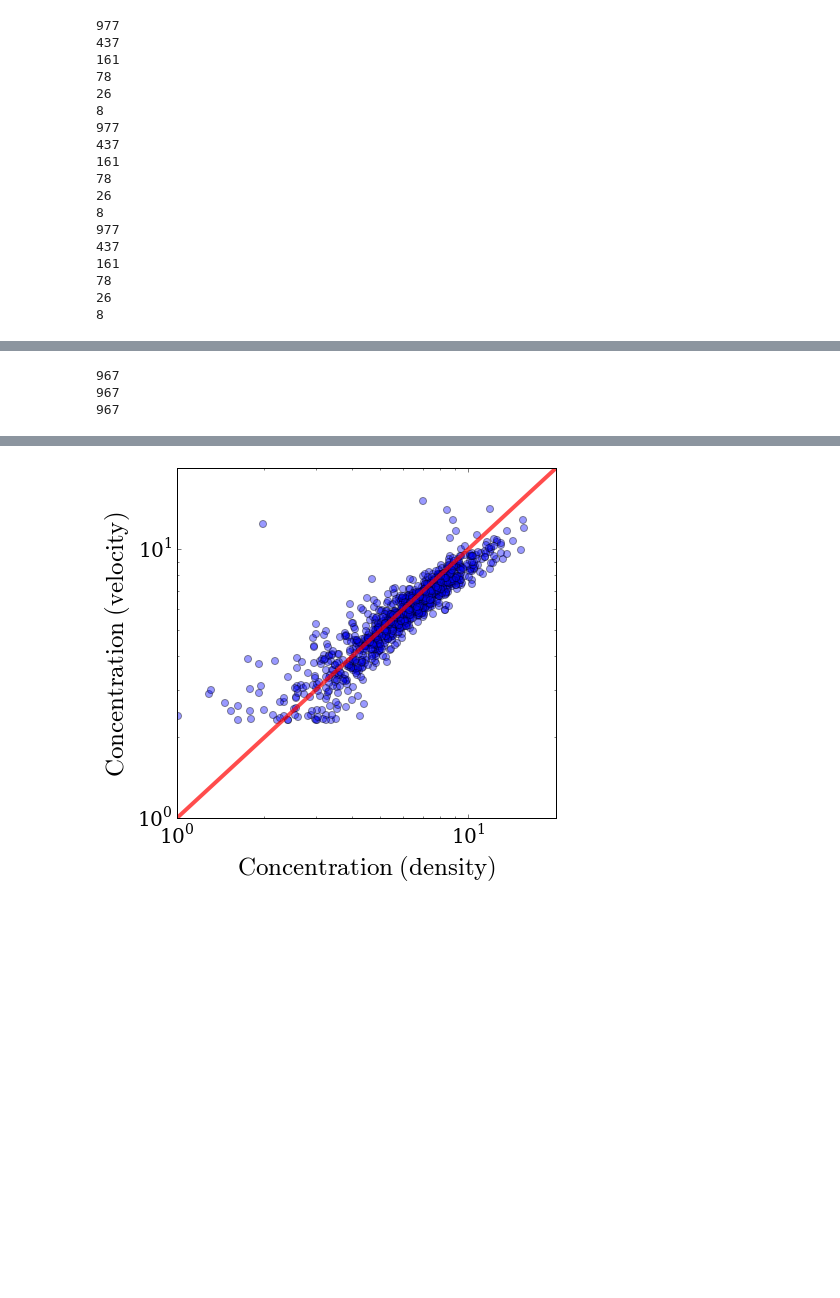
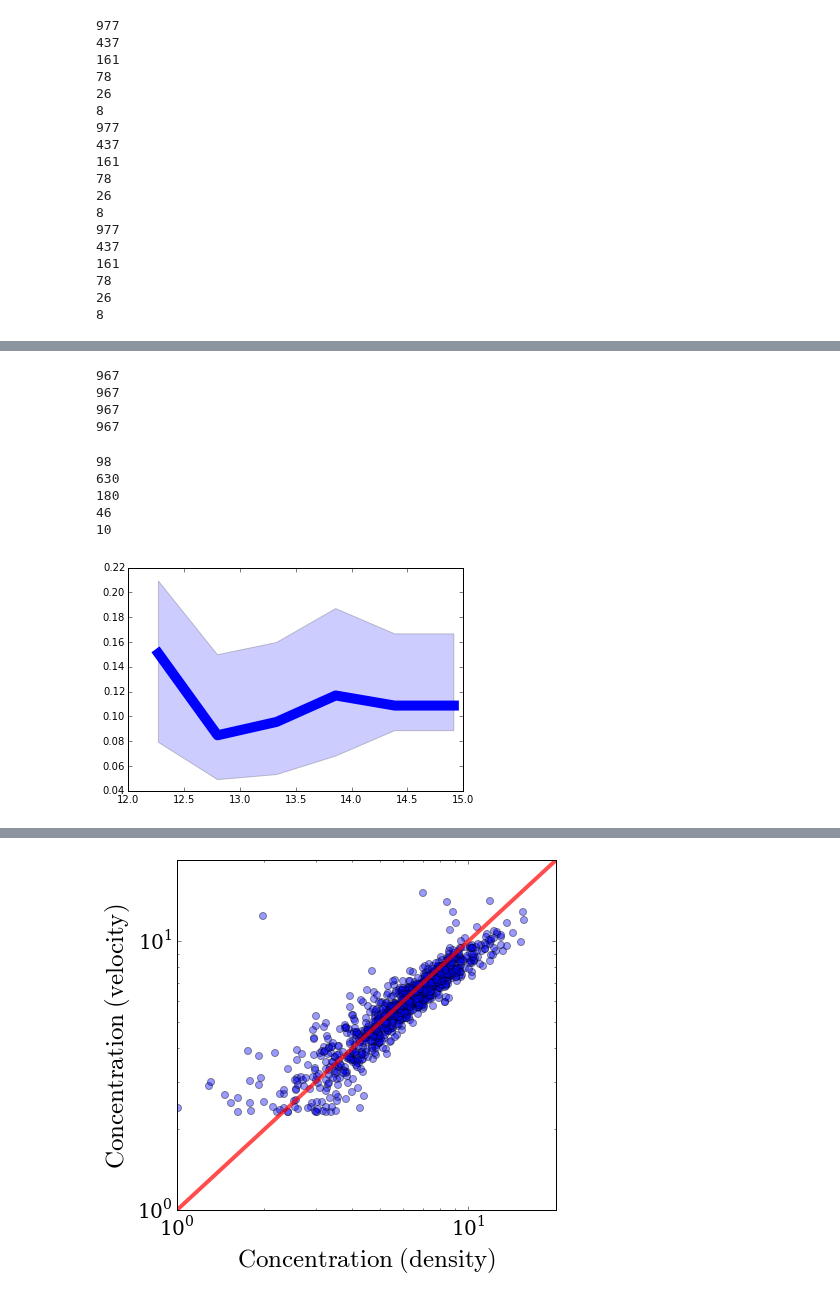
Before and after one commit to astroandes/MACH, a Jupyter notebook: plots/ComparisonPlots.ipynb, the cells around one changed output, grey strips where cells are left out. Saved outputs shown, nothing was run; the diff lists cells and outputs as text; code cells hidden in the pictures; blank space fills up the shorter version.

```diff
--- a/plots/ComparisonPlots.ipynb
+++ b/plots/ComparisonPlots.ipynb
@@ -55,7 +59,9 @@ mass_mass  = data_mass[:,8]*particle_mass
 conc_mass = data_mass[:,4]
 log_mass_mass = np.log10(mass_mass)
 
+
 #center offset
+log_mass_centers = np.log10(data_centers[:,11]*particle_mass)
 delta_center = np.sqrt((data_centers[:,1] - data_centers[:,4])**2
                     + (data_centers[:,2] - data_centers[:,5])**2
                     + (data_centers[:,3] - data_centers[:,6])**2)
@@ -142,8 +162,6 @@ index_greater = index_greater[0]
 print np.size(index_greater)
 sort_index = np.argsort(log_mass_density[index_greater])
 conc_density_sorted = conc_density[index_greater[sort_index]]
-
-delta_center_sorted = delta_center[index_greater[sort_index]]
 
 index_greater = np.where(log_mass_velocity>12.5)
 index_greater = index_greater[0]
@@ -156,7 +174,45 @@ index_greater = index_greater[0]
 print np.size(index_greater)
 sort_index = np.argsort(log_mass_mass[index_greater])
 conc_mass_sorted = conc_mass[index_greater[sort_index]]
+
+index_greater = np.where(log_mass_centers>12.5)
+index_greater = index_greater[0]
+print np.size(index_greater)
+sort_index = np.argsort(log_mass_centers[index_greater])
+data_centers_sorted = data_centers[sort_index, :]
+
+log_mass_sorted = log_mass_centers[sort_index]
+
+delta_center = np.sqrt((data_centers_sorted[:,2] - data_centers_sorted[:,5])**2
+                    + (data_centers_sorted[:,3] - data_centers_sorted[:,6])**2
+                    + (data_centers_sorted[:,4] - data_centers_sorted[:,7])**2)
+delta_center = delta_center/data_centers_sorted[:,12]
+
+delta0 = data_centers_sorted[:,8] + data_centers_sorted[:,9] + data_centers_sorted[:,10]
+lambda1 = np.amax(data_centers_sorted[:,8:11], axis=1)
+lambda3 = np.amin(data_centers_sorted[:,8:11], axis=1)
+lambda2 = delta0 - lambda1 - lambda3
+ellipticity = (lambda1-lambda3)/(2.0 * delta0)
+prolateness = (lambda1+lambda3 - 2.0*lambda2)/(2.0*delta0)
+q_shape = np.sqrt((3.0*ellipticity**2 + prolateness**2))
 # %% [output]
 967
 967
 967
+967
+# %%
+def plot_dependence(parameter, ratio, bins=7):
+    bin_parameter = np.linspace(np.min(parameter),np.max(parameter),bins)
+    center_parameter = 0.5*(bin_parameter[0:-1] + bin_parameter[1:])
+    ratio_center, ratio_down, ratio_up = get_stats(parameter, ratio, bin_parameter)
+    plt.plot(center_parameter, ratio_center, linewidth=10)
+    plt.fill_between(center_parameter,ratio_down, ratio_up, alpha=0.2)
+# %%
+plot_dependence(log_mass_sorted, ellipticity, bins=7)
+# %% [output]
+98
+630
+180
+46
+10
+[figure, added]
```
Also changed, not shown: parts of 20 cells of this notebook.
